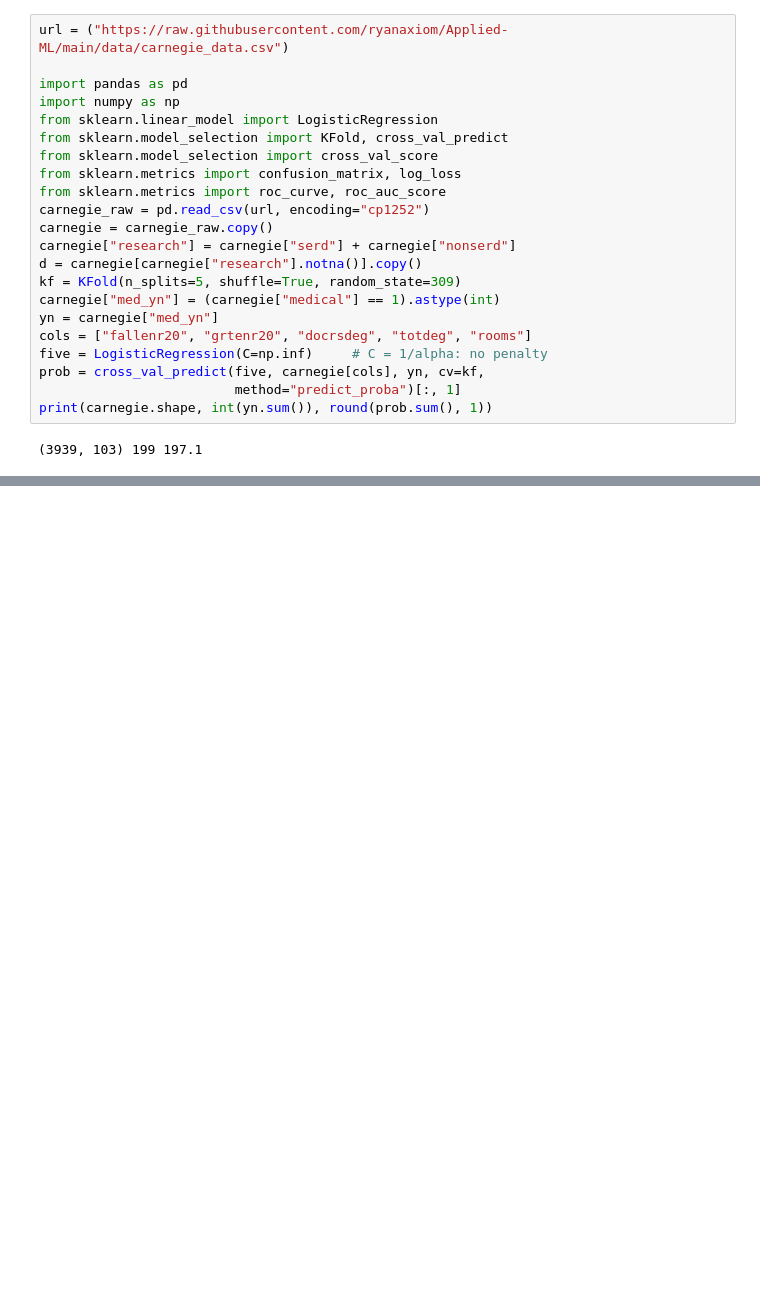
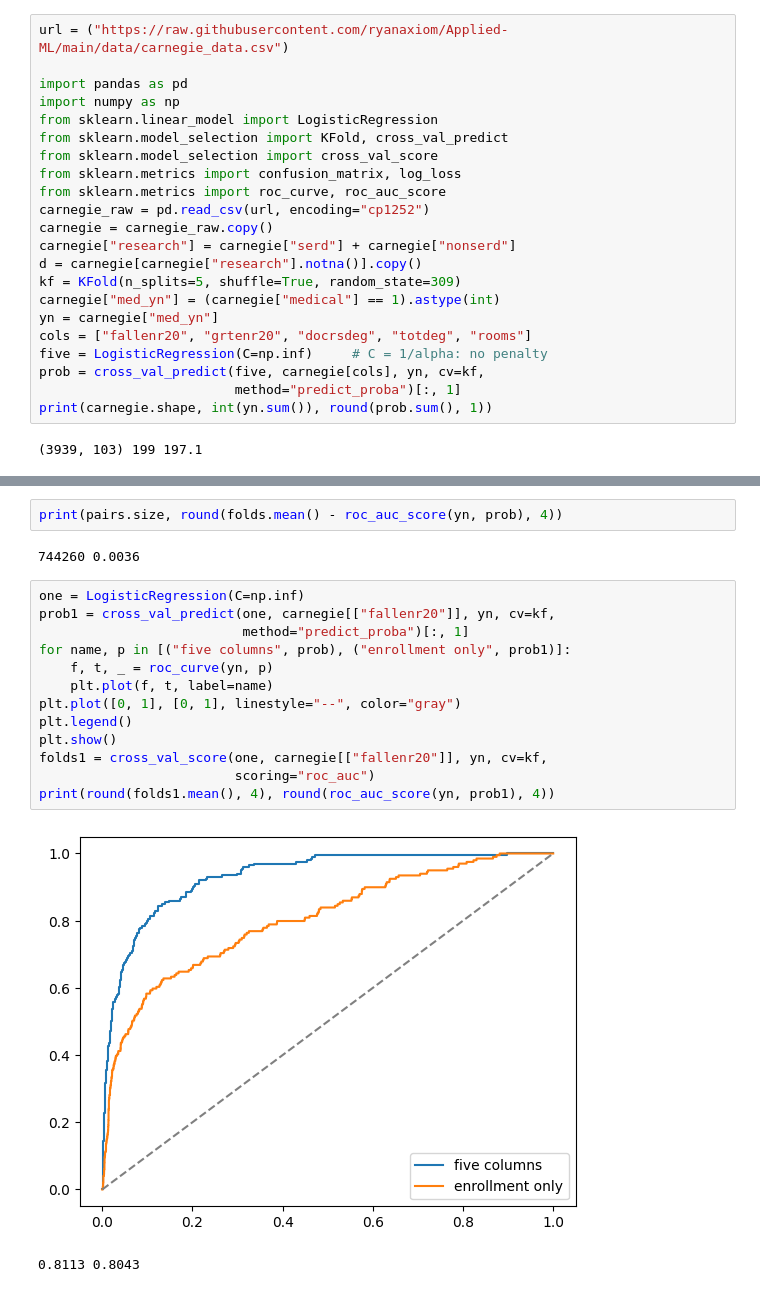
Before and after one commit to ryanaxiom/Applied-ML, a Jupyter notebook: code/Day19_Carnegie.ipynb, the cells around one changed output, grey strips where cells are left out. Saved outputs shown, nothing was run; the diff lists cells and outputs as text; blank space fills up the shorter version.

```diff
--- a/code/Day19_Carnegie.ipynb
+++ b/code/Day19_Carnegie.ipynb
@@ -28,0 +68,20 @@ print(carnegie.shape, int(yn.sum()), round(prob.sum(), 1))
+# %%
+print(pairs.size, round(folds.mean() - roc_auc_score(yn, prob), 4))
+# %% [output]
+744260 0.0036
+# %%
+one = LogisticRegression(C=np.inf)
+prob1 = cross_val_predict(one, carnegie[["fallenr20"]], yn, cv=kf,
+                          method="predict_proba")[:, 1]
+for name, p in [("five columns", prob), ("enrollment only", prob1)]:
+    f, t, _ = roc_curve(yn, p)
+    plt.plot(f, t, label=name)
+plt.plot([0, 1], [0, 1], linestyle="--", color="gray")
+plt.legend()
+plt.show()
+folds1 = cross_val_score(one, carnegie[["fallenr20"]], yn, cv=kf,
+                         scoring="roc_auc")
+print(round(folds1.mean(), 4), round(roc_auc_score(yn, prob1), 4))
+# %% [output]
+[figure, added]
+0.8113 0.8043
```
Also changed, not shown: parts of 12 cells of this notebook.
